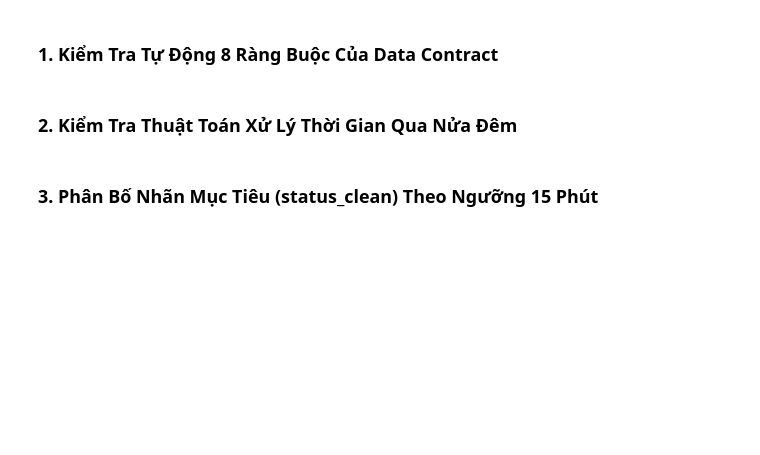
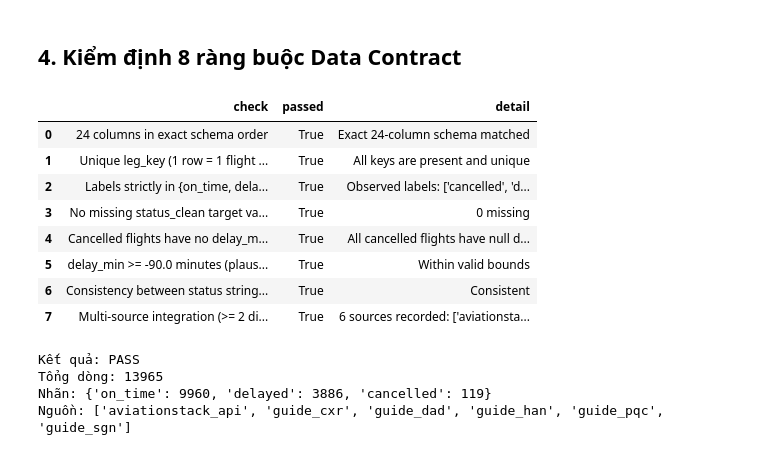
Before and after one commit to nadweb/datamining_nhom8, a Jupyter notebook: notebooks/02_member2_data_transformation.ipynb, the cells around one changed output. Cells and saved outputs as stored; diff of their text form; code cells hidden in the pictures; blank space fills up the shorter version.

```diff
--- a/notebooks/02_member2_data_transformation.ipynb
+++ b/notebooks/02_member2_data_transformation.ipynb
@@ -6,2 +148,2 @@ Notebook kiểm định việc tính toán thời gian, xử lý qua nửa đêm
 # %% [markdown]
-### 1. Kiểm Tra Tự Động 8 Ràng Buộc Của Data Contract
+## 4. Kiểm định 8 ràng buộc Data Contract
@@ -17,2 +149,0 @@ print(f'Tổng số dòng: {metrics["total_rows"]:,}')
-# %% [markdown]
-### 2. Kiểm Tra Thuật Toán Xử Lý Thời Gian Qua Nửa Đêm
@@ -30,2 +150,27 @@ print('Thuật toán tính độ trễ nửa đêm hoàn toàn chính xác!')
-# %% [markdown]
-### 3. Phân Bố Nhãn Mục Tiêu (status_clean) Theo Ngưỡng 15 Phút
+# %%
+from pipeline.check_data import validate_flights_data
+
+passed, checks, metrics = validate_flights_data(df)
+check_table = pd.DataFrame(checks)
+display(check_table)
+print('Kết quả:', 'PASS' if passed else 'FAIL')
+print('Tổng dòng:', metrics.get('total_rows'))
+print('Nhãn:', {k: metrics.get(k+'_count') for k in ['on_time','delayed','cancelled']})
+print('Nguồn:', metrics.get('sources'))
+assert len(checks) == 8
+if not passed:
+    print('Lưu ý: xem các dòng FAIL; dữ liệu synthetic chỉ kiểm tra logic, không đại diện chất lượng dataset thật.')
+# %% [output]
+|  | check | passed | detail |
+| 0 | 24 columns in exact schema order | True | Exact 24-column schema matched |
+| 1 | Unique leg_key (1 row = 1 flight ... | True | All keys are present and unique |
+| 2 | Labels strictly in {on_time, dela... | True | Observed labels: ['cancelled', 'd... |
+| 3 | No missing status_clean target va... | True | 0 missing |
+| 4 | Cancelled flights have no delay_m... | True | All cancelled flights have null d... |
+| 5 | delay_min >= -90.0 minutes (plaus... | True | Within valid bounds |
+| 6 | Consistency between status string... | True | Consistent |
+| 7 | Multi-source integration (>= 2 di... | True | 6 sources recorded: ['aviationsta... |
+Kết quả: PASS
+Tổng dòng: 13965
+Nhãn: {'on_time': 9960, 'delayed': 3886, 'cancelled': 119}
+Nguồn: ['aviationstack_api', 'guide_cxr', 'guide_dad', 'guide_han', 'guide_pqc', 'guide_sgn']
```
Also changed, not shown: parts of 14 cells of this notebook, 1 other file.
